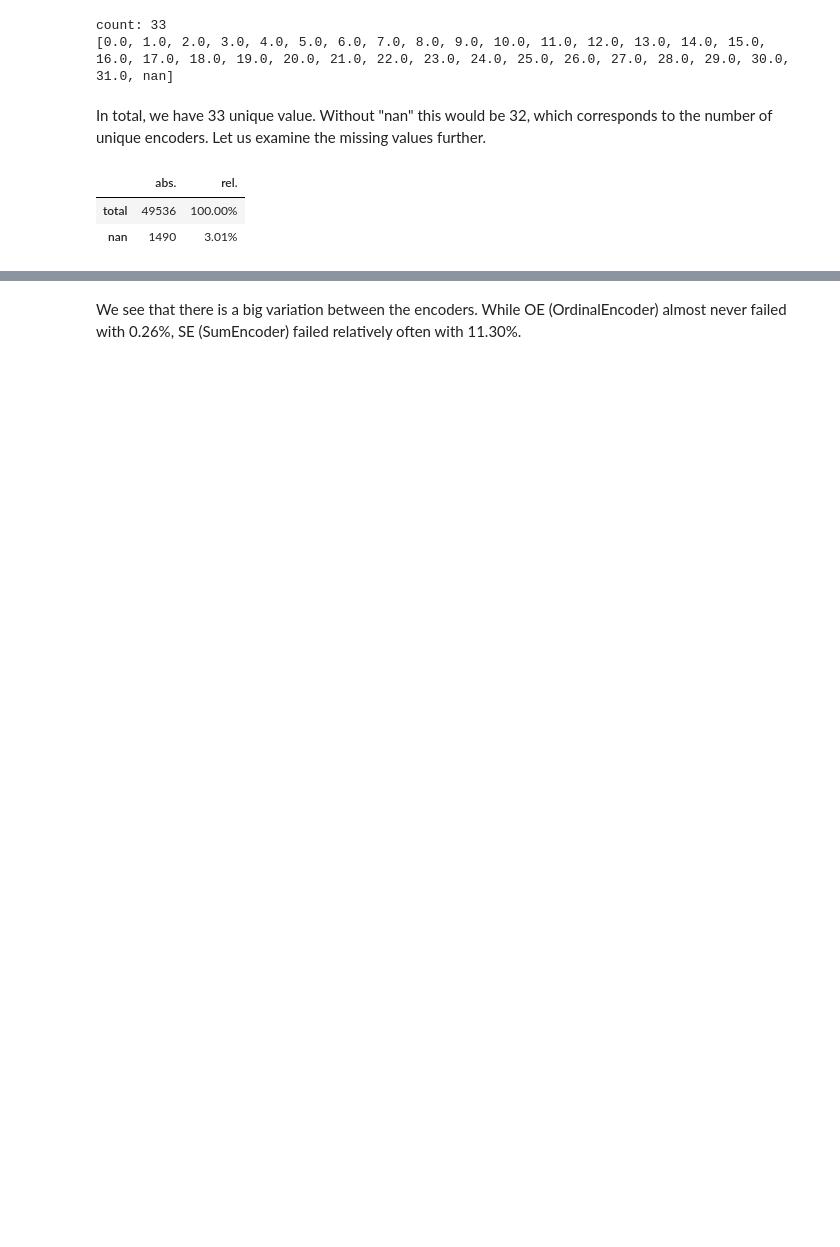
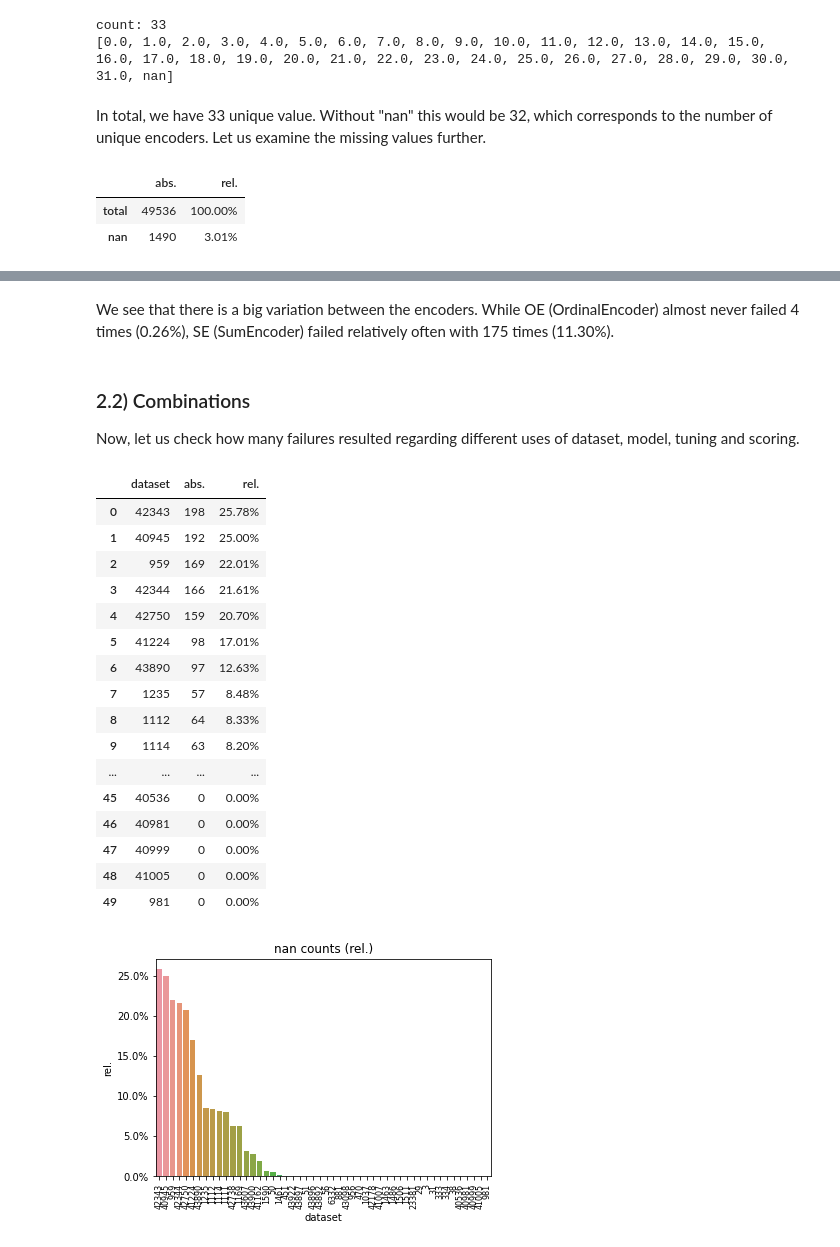
Before and after one commit to Sidies/ranking_encoders, a Jupyter notebook: notebooks/Rankings.ipynb, the cells around one changed output, grey strips where cells are left out. Saved outputs shown, nothing was run; the diff lists cells and outputs as text; code cells hidden in the pictures; blank space fills up the shorter version.

```diff
--- a/notebooks/Rankings.ipynb
+++ b/notebooks/Rankings.ipynb
@@ -173,2 +176,54 @@ plt.show()
 # %% [markdown]
-We see that there is a big variation between the encoders. While OE (OrdinalEncoder) almost never failed with 0.26%, SE (SumEncoder) failed relatively often with 11.30%.
+We see that there is a big variation between the encoders. While OE (OrdinalEncoder) almost never failed 4 times (0.26%), SE (SumEncoder) failed relatively often with 175 times (11.30%).
+# %% [markdown]
+### 2.2) Combinations
+
+Now, let us check how many failures resulted regarding different uses of dataset, model, tuning and scoring.
+# %%
+dataset_missing = dataset.isna()
+dataset_not_missing = dataset.notna()
+
+def display_combinations(name):
+    level = dataset_missing.columns.name.index(name)
+
+    nan_count = dataset_missing.groupby(dataset_missing.columns.get_level_values(level), axis=1).sum().sum()
+    not_nan_count = dataset_not_missing.groupby(dataset_not_missing.columns.get_level_values(level), axis=1).sum().sum()
+
+    counts = pd.DataFrame({
+        name: nan_count.index,
+        'abs.': nan_count,
+        'rel.': (nan_count / (nan_count + not_nan_count))
+    })
+    counts = counts.sort_values(by='rel.', ascending=False)
+    counts = counts.reset_index(drop=True)
+
+    display_counts = counts.copy()
+    display_counts['rel.'] = display_counts['rel.'].apply(lambda x: '{:.2%}'.format(x))
+    display(display_counts)
+
+    sns.barplot(x=counts[name], y=counts['rel.'])
+    plt.title('nan counts (rel.)')
+    plt.xticks(fontsize=8, rotation=90)
+    plt.gca().yaxis.set_major_formatter(mtick.PercentFormatter(xmax=1.0))
+    plt.show()
+# %%
+display_combinations('dataset')
+# %% [output]
+|  | dataset | abs. | rel. |
+| 0 | 42343 | 198 | 25.78% |
+| 1 | 40945 | 192 | 25.00% |
+| 2 | 959 | 169 | 22.01% |
+| 3 | 42344 | 166 | 21.61% |
+| 4 | 42750 | 159 | 20.70% |
+| 5 | 41224 | 98 | 17.01% |
+| 6 | 43890 | 97 | 12.63% |
+| 7 | 1235 | 57 | 8.48% |
+| 8 | 1112 | 64 | 8.33% |
+| 9 | 1114 | 63 | 8.20% |
+| ... | ... | ... | ... |
+| 45 | 40536 | 0 | 0.00% |
+| 46 | 40981 | 0 | 0.00% |
+| 47 | 40999 | 0 | 0.00% |
+| 48 | 41005 | 0 | 0.00% |
+| 49 | 981 | 0 | 0.00% |
+[figure, added]
```
Also changed, not shown: parts of 13 cells of this notebook.
